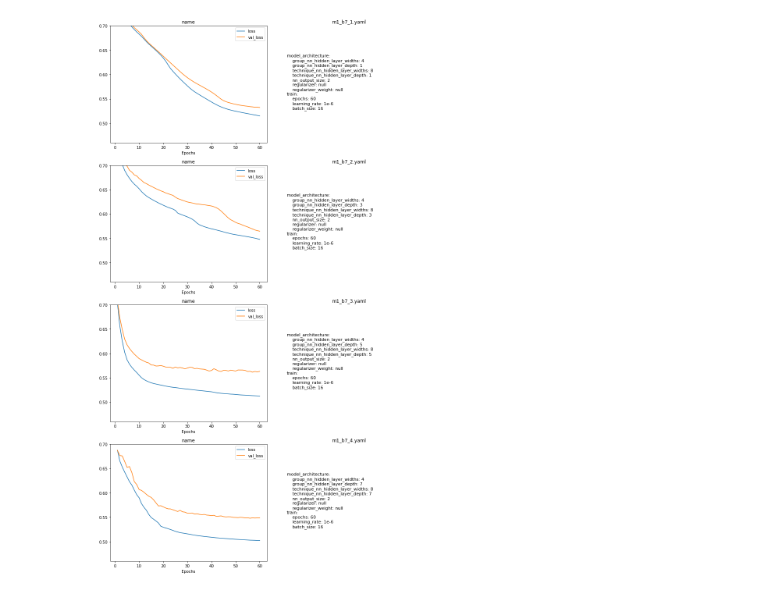
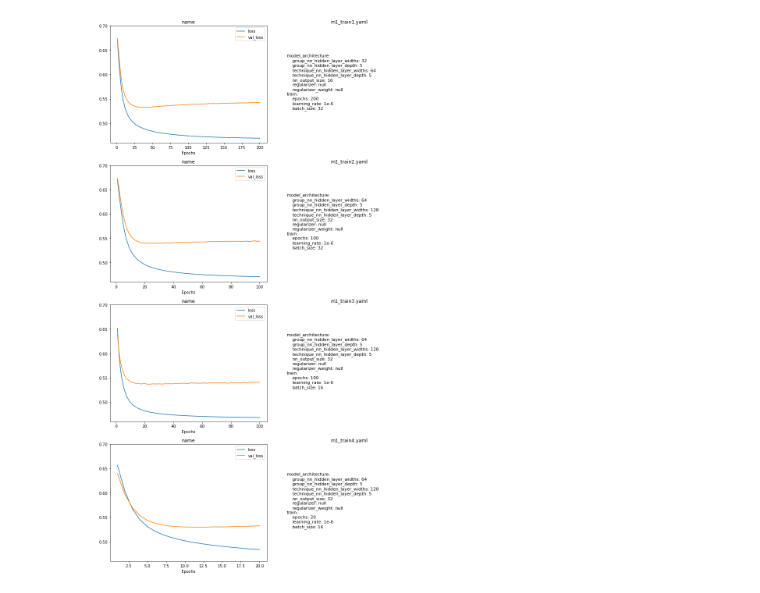
Before and after one commit to hcvu1050/hieuchivu-gt24-repo2, a Jupyter notebook: notebooks/plot_test.ipynb, the cells around one changed output. Cells and saved outputs as stored; diff of their text form; code cells hidden in the pictures.

Commit message:
grid plot

```diff
--- a/notebooks/plot_test.ipynb
+++ b/notebooks/plot_test.ipynb
@@ -8,8 +8,8 @@ import matplotlib.pyplot as plt
 # %%
 from visualization import plotting
 # %%
-plotting.batch_plot_history_with_config (model_name= 'model1', folder_name = 'model1_batch7',labels = ['loss', 'val_loss'], ylims=[0.46, 0.7])
+plotting.grid_plot_history_with_config (model_name= 'model1', folder_name = 'model1_single_train',labels = ['loss', 'val_loss'], ylims=[0.46, 0.7])
 # %% [output]
-[figure, old version]
+[figure, new version]
 # %%
 # plotting.batch_plot_loss (model_name= 'model1', folder_name = 'model1_batch2', ylims=[0.45, 0.7])
```
Also changed, not shown: 1 other file.
